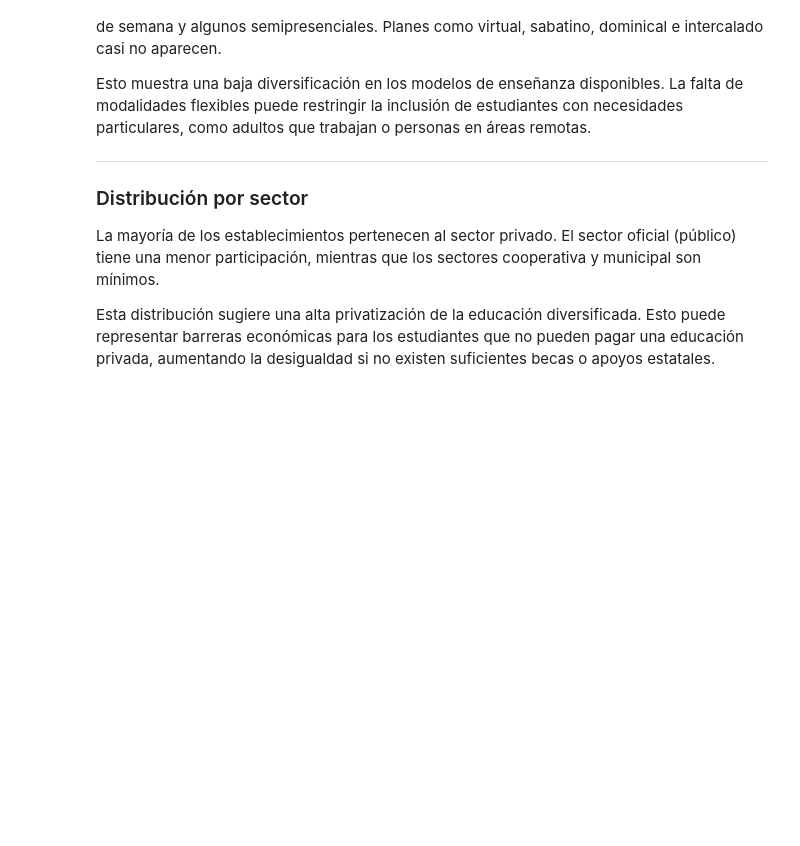
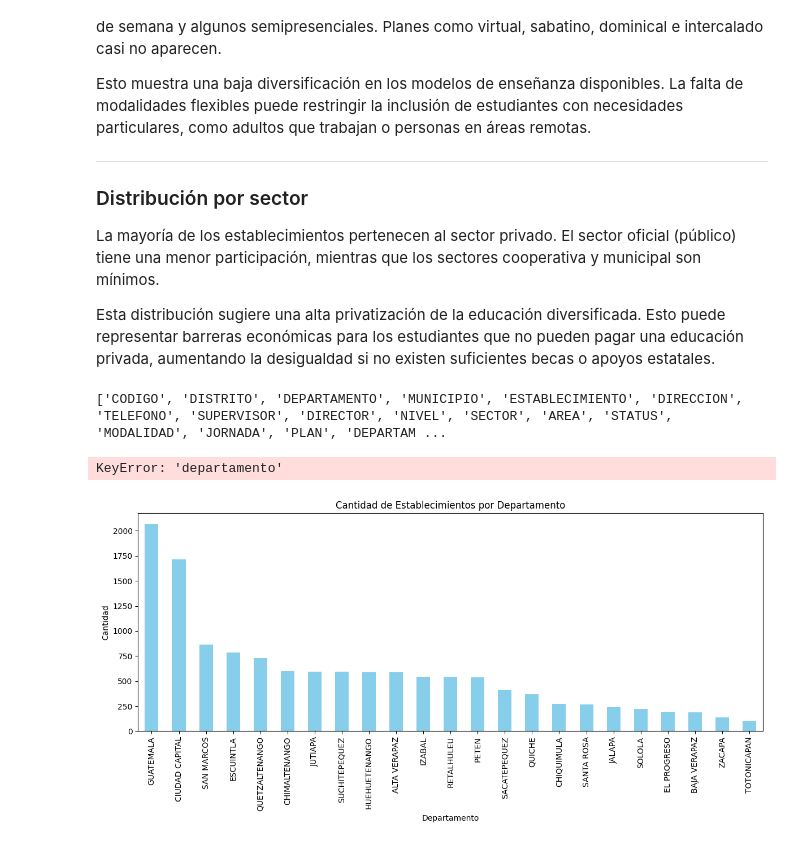
Before and after one commit to nancygmm/Proyecto_1_DS, a Jupyter notebook: analisis.ipynb, the cells around one changed output. Drawn from its saved outputs; the diff is of its cells as text; code cells hidden in the pictures; blank space fills up the shorter version.

Commit message:
visualizaciones de datos por departamento, sector, jornada y plan educativo. Se incluye gráfico de pastel por sector.

```diff
--- a/analisis.ipynb
+++ b/analisis.ipynb
@@ -704,3 +711,72 @@ Esto muestra una baja diversificación en los modelos de enseñanza disponibles.
 La mayoría de los establecimientos pertenecen al sector privado. El sector oficial (público) tiene una menor participación, mientras que los sectores cooperativa y municipal son mínimos.
 
 Esta distribución sugiere una alta privatización de la educación diversificada. Esto puede representar barreras económicas para los estudiantes que no pueden pagar una educación privada, aumentando la desigualdad si no existen suficientes becas o apoyos estatales.
+# %%
+import pandas as pd
+import matplotlib.pyplot as plt
+import os
+
+# Cargar todos los datasets limpios y unir
+folder = "datasets_limpios"
+files = [f for f in os.listdir(folder) if f.endswith(".csv")]
+dfs = [pd.read_csv(os.path.join(folder, f)) for f in files]
+df_all = pd.concat(dfs)
+
+# Conteo por departamento
+print(df_all.columns.tolist())
+
+conteo = df_all['departamento'].value_counts().sort_values(ascending=False)
+
+# Visualización
+plt.figure(figsize=(12, 6))
+conteo.plot(kind='bar', color='skyblue')
+plt.title("Cantidad de Establecimientos por Departamento")
+plt.xlabel("Departamento")
+plt.ylabel("Cantidad")
+plt.xticks(rotation=90)
+plt.tight_layout()
+plt.savefig("charts/establecimientos_departamento.png")
+plt.show()
+# %% [output]
+['CODIGO', 'DISTRITO', 'DEPARTAMENTO', 'MUNICIPIO', 'ESTABLECIMIENTO', 'DIRECCION', 'TELEFONO', 'SUPERVISOR', 'DIRECTOR', 'NIVEL', 'SECTOR', 'AREA', 'STATUS', 'MODALIDAD', 'JORNADA', 'PLAN', 'DEPARTAM ...
+KeyError: 'departamento'
+# %%
+import pandas as pd
+import matplotlib.pyplot as plt
+import os
+
+# Ruta a los CSV limpios
+folder = "datasets_limpios"
+files = [f for f in os.listdir(folder) if f.endswith(".csv")]
+dfs = []
+
+# Cargar y normalizar nombres de columnas
+for f in files:
+    df = pd.read_csv(os.path.join(folder, f))
+    df.columns = df.columns.str.strip().str.upper()  # Normalizar a mayúsculas
+    dfs.append(df)
+
+# Unir todos los datos
+df_all = pd.concat(dfs, ignore_index=True)
+
+# Verificar que DEPARTAMENTO exista y graficar
+if "DEPARTAMENTO" in df_all.columns:
+    conteo = df_all["DEPARTAMENTO"].value_counts().sort_values(ascending=False)
+
+    # Crear carpeta de salida si no existe
+    os.makedirs("charts", exist_ok=True)
+
+    # Graficar
+    plt.figure(figsize=(12, 6))
+    conteo.plot(kind='bar', color='skyblue')
+    plt.title("Cantidad de Establecimientos por Departamento")
+    plt.xlabel("Departamento")
+    plt.ylabel("Cantidad")
+    plt.xticks(rotation=90)
+    plt.tight_layout()
+    plt.savefig("charts/establecimientos_departamento.png")
+    plt.show()
+else:
+    print("❌ No se encontró la columna 'DEPARTAMENTO'.")
+# %% [output]
+[figure, added]
```
Also changed, not shown: parts of 16 cells of this notebook, 34 other files.
